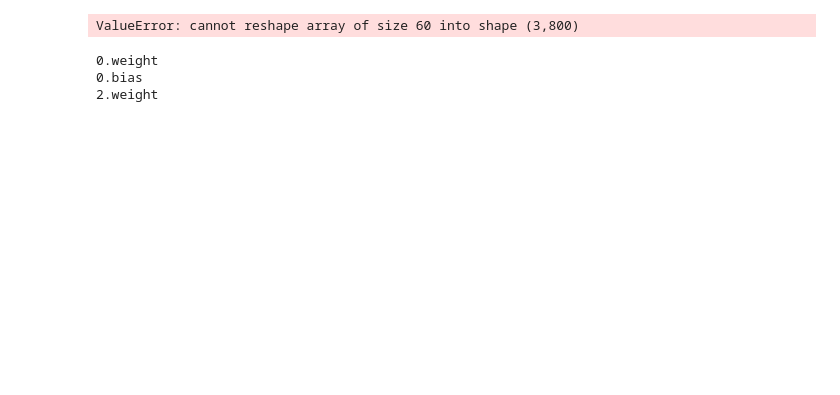
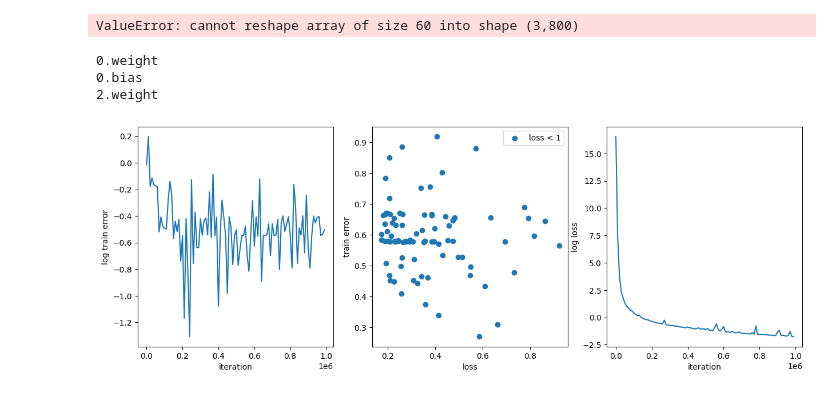
Before and after one commit to pinakm9/random-feature-map, a Jupyter notebook: notebooks/NN.ipynb, the cells around one changed output. Saved outputs shown, nothing was run; the diff lists cells and outputs as text; code cells hidden in the pictures; blank space fills up the shorter version.

```diff
--- a/notebooks/NN.ipynb
+++ b/notebooks/NN.ipynb
@@ -101,3 +124,27 @@ for i, ax in enumerate(axs):
     if i == len(dims)-1:
         ax.set_xlabel('t')
     ax.set_ylabel(dims[i])
+# %%
+df = pd.read_csv(model.save_folder + '/train_log.csv')
+
+fig = plt.figure(figsize=(15, 5))
+ax1 = fig.add_subplot(131)
+ax2 = fig.add_subplot(132)
+ax3 = fig.add_subplot(133)
+
+ax1.plot(df['iteration'][::100], np.log(df['train_sq_err'][::100]))
+ax3.plot(df['iteration'][::100], np.log(df['loss'][::100]))
+df = df[df['loss']< 1]
+ax2.scatter((df['loss']), (df['train_sq_err']), label='loss < 1')
+
+ax1.set_xlabel('iteration')
+ax1.set_ylabel('log train error')
+ax3.set_xlabel('iteration')
+ax3.set_ylabel('log loss')
+
+ax2.set_xlabel('loss')
+ax2.set_ylabel('train error')
+ax2.legend()
+plt.savefig(f'{model.save_folder}/train_error_vs_loss.png')
+# %% [output]
+[figure, added]
```
Also changed, not shown: parts of 12 cells of this notebook, 4 other files.
